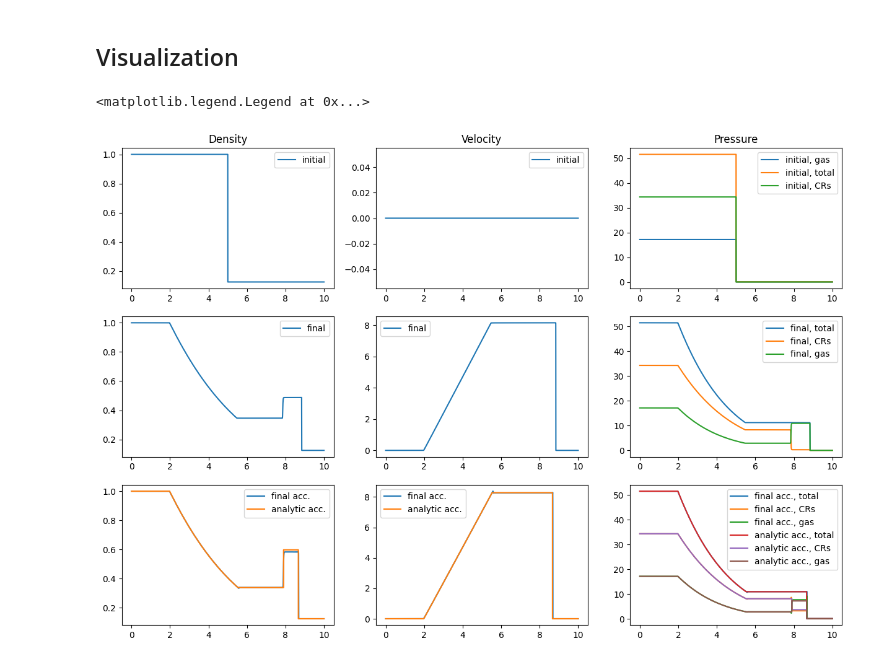
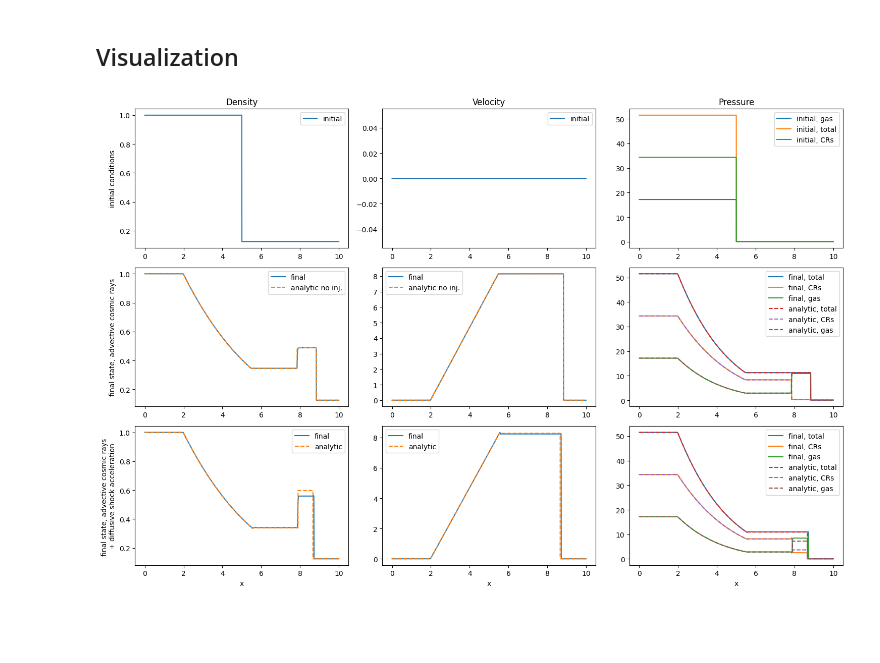
Before and after one commit to leo1200/jf1uids, a Jupyter notebook: notebooks/cosmic_rays/simple_example_cr.ipynb, the cells around one changed output. Saved outputs shown, nothing was run; the diff lists cells and outputs as text; code cells hidden in the pictures; blank space fills up the shorter version.

Commit message:
plotting

```diff
--- a/notebooks/cosmic_rays/simple_example_cr.ipynb
+++ b/notebooks/cosmic_rays/simple_example_cr.ipynb
@@ -119,6 +119,11 @@ from analytic_solution import get_cosmic_ray_analytic_solution
 x_full, rho_full, velocity_full, thermal_pressure_full, cosmic_ray_pressure_full, total_pressure_full = get_cosmic_ray_analytic_solution(
     thermal_pressure_left = 17.172,
 )
+
+x_full_no_inj, rho_full_no_inj, velocity_full_no_inj, thermal_pressure_full_no_inj, cosmic_ray_pressure_full_no_inj, total_pressure_full_no_inj = get_cosmic_ray_analytic_solution(
+    thermal_pressure_left = 17.172,
+    injection_efficiency= 0.0,
+)
 # %%
 from jf1uids.shock_finder.shock_finder import shock_criteria
 shock_crit = shock_criteria(final_state_acc, registered_variables)
@@ -137,66 +142,72 @@ plt.plot(r[mask], p_final_acc[mask], label = "rho final")
 ## Visualization
 # %%
 from jf1uids.shock_finder.shock_finder import find_shock_zone, shock_criteria
-
 
 fig, axs = plt.subplots(3, 3, figsize=(15, 10))
 
 axs[0, 0].plot(r, rho, label='initial')
 axs[1, 0].plot(r, rho_final, label='final')
+axs[1, 0].plot(x_full_no_inj, rho_full_no_inj, label='analytic', ls='--')
 axs[0, 0].set_title('Density')
 axs[0, 0].legend()
 axs[1, 0].legend()
 
 axs[0, 1].plot(r, u, label='initial')
 axs[1, 1].plot(r, u_final, label='final')
+axs[1, 1].plot(x_full_no_inj, velocity_full_no_inj, label='analytic', ls='--')
 axs[0, 1].set_title('Velocity')
 axs[0, 1].legend()
 axs[1, 1].legend()
 
 axs[0, 2].plot(r, p_gas, label='initial, gas')
 axs[0, 2].plot(r, p_gas + p_cr, label='initial, total')
 axs[1, 2].plot(r, p_final, label='final, total')
 axs[0, 2].plot(r, p_cr, label='initial, CRs')
 axs[1, 2].plot(r, p_cr_final, label='final, CRs')
 axs[1, 2].plot(r, p_gas_final, label='final, gas')
 
+axs[1, 2].plot(x_full_no_inj, total_pressure_full_no_inj, label='analytic, total', ls='--')
+axs[1, 2].plot(x_full_no_inj, cosmic_ray_pressure_full_no_inj, label='analytic, CRs', ls='--')
+axs[1, 2].plot(x_full_no_inj, thermal_pressure_full_no_inj, label='analytic, gas', ls='--')
+
 
 axs[0, 2].set_title('Pressure')
 axs[0, 2].legend()
 axs[1, 2].legend()
 
-axs[2, 0].plot(r, rho_final_acc, label='final acc.')
-axs[2, 0].plot(x_full, rho_full, label='analytic acc.')
+axs[2, 0].plot(r, rho_final_acc, label='final')
+axs[2, 0].plot(x_full, rho_full, label='analytic', ls='--')
 
-
-axs[2, 1].plot(r, u_final_acc, label='final acc.')
-axs[2, 1].plot(x_full, velocity_full, label='analytic acc.')
+axs[2, 1].plot(r, u_final_acc, label='final')
+axs[2, 1].plot(x_full, velocity_full, label='analytic', ls='--')
 
 _, left_idx, right_idx = find_shock_zone(final_state_acc, registered_variables)
 a = r[left_idx] - 0.06
 b = r[right_idx] + 0.06
 
-# axs[2, 2].plot(r[(r > a) & (r < b)], p_final_acc[(r > a) & (r < b)], label='final acc., total')
-# axs[2, 2].plot(r[(r > a) & (r < b)], p_cr_final_acc[(r > a) & (r < b)], label='final acc., CRs')
-# axs[2, 2].plot(r[(r > a) & (r < b)], p_gas_final_acc[(r > a) & (r < b)], label='final acc., gas')
-
-axs[2, 2].plot(r, p_final_acc, label='final acc., total')
-axs[2, 2].plot(r, p_cr_final_acc, label='final acc., CRs')
-axs[2, 2].plot(r, p_gas_final_acc, label='final acc., gas')
-axs[2, 2].plot(x_full, total_pressure_full, label='analytic acc., total')
-axs[2, 2].plot(x_full, cosmic_ray_pressure_full, label='analytic acc., CRs')
-axs[2, 2].plot(x_full, thermal_pressure_full, label='analytic acc., gas')
-
-# _, left_idx, right_idx = find_shock_zone(final_state_acc[registered_variables.pressure_index], final_state_acc[registered_variables.velocity_index])
-# axs[2, 2].axvline(r[left_idx], color='black')
-# axs[2, 2].axvline(r[right_idx], color='black')
+axs[2, 2].plot(r, p_final_acc, label='final, total')
+axs[2, 2].plot(r, p_cr_final_acc, label='final, CRs')
+axs[2, 2].plot(r, p_gas_final_acc, label='final, gas')
+axs[2, 2].plot(x_full, total_pressure_full, label='analytic, total', ls='--')
+axs[2, 2].plot(x_full, cosmic_ray_pressure_full, label='analytic, CRs', ls='--')
+axs[2, 2].plot(x_full, thermal_pressure_full, label='analytic, gas', ls='--')
 
 axs[2, 0].legend()
 axs[2, 1].legend()
 axs[2, 2].legend()
+
+axs[2, 0].set_xlabel('x')
+axs[2, 1].set_xlabel('x')
+axs[2, 2].set_xlabel('x')
+
+axs[0, 0].set_ylabel("initial conditions")
+axs[1, 0].set_ylabel("final state, advective cosmic rays")
+axs[2, 0].set_ylabel("final state, advective cosmic rays \n+ diffusive shock acceleration")
+
+plt.tight_layout()
+plt.savefig('cosmic_ray_shock.svg')
 # %% [output]
-<matplotlib.legend.Legend at 0x...>
-[figure, old version]
+[figure, new version]
 # %%
 from jf1uids.shock_finder.shock_finder import find_shock_zone, shock_sensor
 
```
Also changed, not shown: parts of 7 cells of this notebook, 3 other files.
